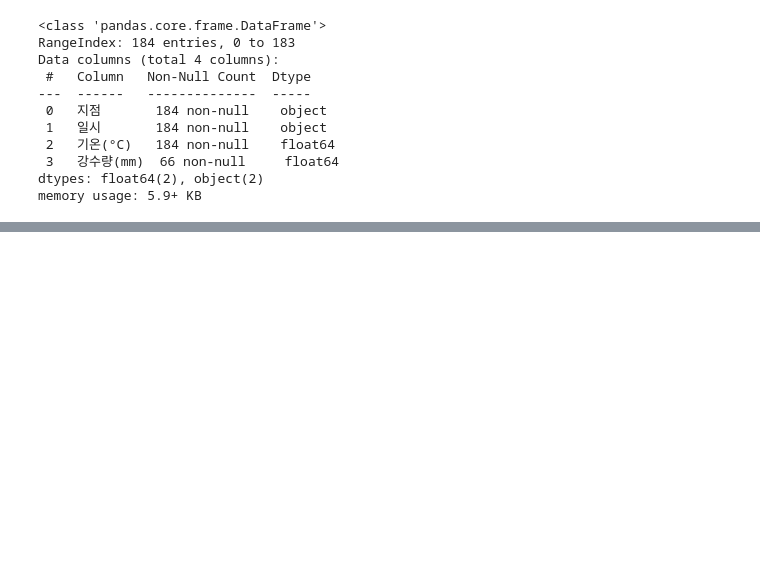
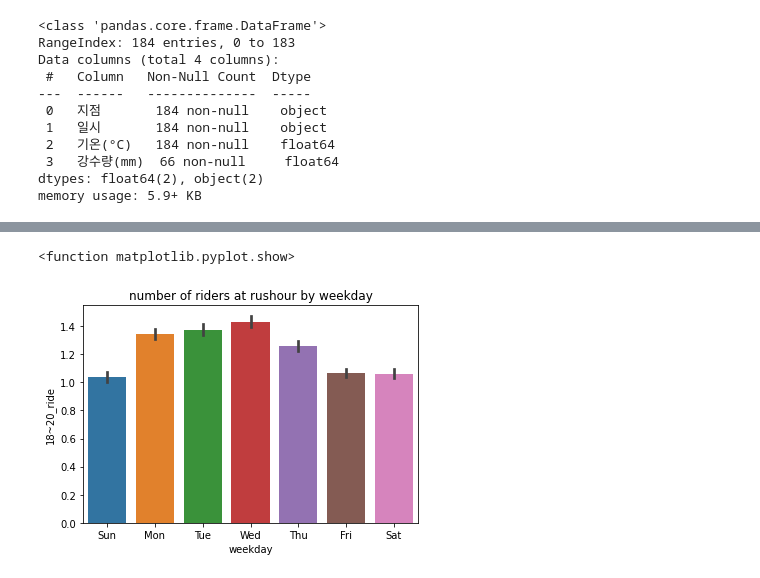
Before and after one commit to mucollabo/busRidersPredic, a Jupyter notebook: busRidersPredic.ipynb, the cells around one changed output, grey strips where cells are left out. Drawn from its saved outputs; the diff is of its cells as text; code cells hidden in the pictures; blank space fills up the shorter version.

Commit message:
data process

```diff
--- a/busRidersPredic.ipynb
+++ b/busRidersPredic.ipynb
@@ -165,9 +165,9 @@ import seaborn as sns
 
 %matplotlib inline
 
-plt.rc('font', family='AppleGothic')
+plt.rc('font', family='NanumBarunGothic')
 
-plt.rc('axes', unicode_minus=False)
+# plt.rc('axes', unicode_minus=False)
 
 import warnings
 warnings.filterwarnings('ignore')
@@ -184,0 +193,3 @@ findfont: Font family ['AppleGothic'] not found. Falling back to DejaVu Sans.
+# %%
+traindata['date'] = pd.to_datetime(traindata['date'])
+traindata['weekday'] = traindata['date'].dt.strftime('%a')
@@ -184,0 +225,7 @@ findfont: Font family ['AppleGothic'] not found. Falling back to DejaVu Sans.
+# %%
+sns.barplot(x="weekday", y="18~20_ride", data=traindata)
+plt.title("number of riders at rushour by weekday")
+plt.show
+# %% [output]
+<function matplotlib.pyplot.show>
+[figure, added]
```
Also changed, not shown: parts of 15 cells of this notebook.
